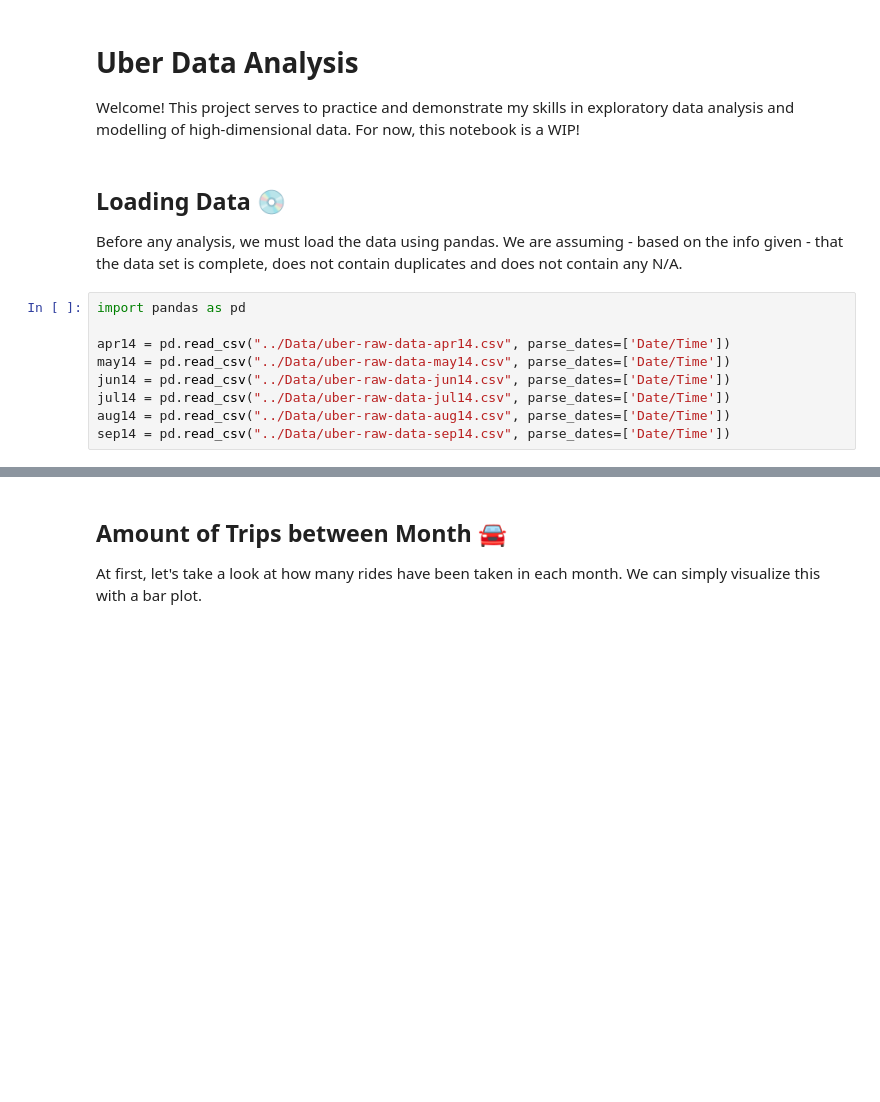
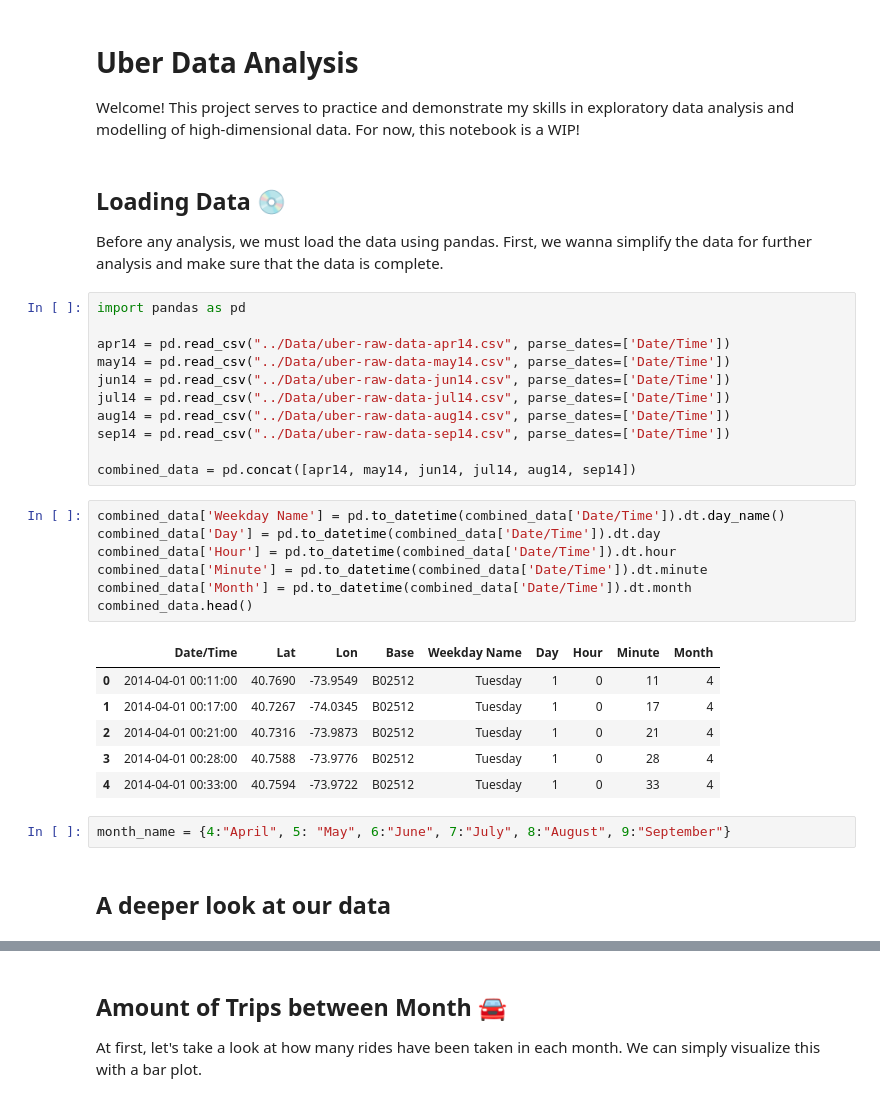
Before and after one commit to FabianBong/Uber-Pick-Ups-In-New-York, a Jupyter notebook: Code/Uber.ipynb, the cells around one changed output, grey strips where cells are left out. Drawn from its saved outputs; the diff is of its cells as text; blank space fills up the shorter version.

```diff
--- a/Code/Uber.ipynb
+++ b/Code/Uber.ipynb
@@ -5,7 +5,7 @@ Welcome! This project serves to practice and demonstrate my skills in explorator
 # %% [markdown]
 ## Loading Data 💿
 
-Before any analysis, we must load the data using pandas. We are assuming - based on the info given - that the data set is complete, does not contain duplicates and does not contain any N/A.
+Before any analysis, we must load the data using pandas. First, we wanna simplify the data for further analysis and make sure that the data is complete.
 # %%
 import pandas as pd
 
@@ -15,3 +15,23 @@ jun14 = pd.read_csv("../Data/uber-raw-data-jun14.csv", parse_dates=['Date/Time']
 jul14 = pd.read_csv("../Data/uber-raw-data-jul14.csv", parse_dates=['Date/Time'])
 aug14 = pd.read_csv("../Data/uber-raw-data-aug14.csv", parse_dates=['Date/Time'])
 sep14 = pd.read_csv("../Data/uber-raw-data-sep14.csv", parse_dates=['Date/Time'])
+
+combined_data = pd.concat([apr14, may14, jun14, jul14, aug14, sep14])
+# %%
+combined_data['Weekday Name'] = pd.to_datetime(combined_data['Date/Time']).dt.day_name()
+combined_data['Day'] = pd.to_datetime(combined_data['Date/Time']).dt.day
+combined_data['Hour'] = pd.to_datetime(combined_data['Date/Time']).dt.hour
+combined_data['Minute'] = pd.to_datetime(combined_data['Date/Time']).dt.minute
+combined_data['Month'] = pd.to_datetime(combined_data['Date/Time']).dt.month
+combined_data.head()
+# %% [output]
+|  | Date/Time | Lat | Lon | Base | Weekday Name | Day | Hour | Minute | Month |
+| 0 | 2014-04-01 00:11:00 | 40.7690 | -73.9549 | B02512 | Tuesday | 1 | 0 | 11 | 4 |
+| 1 | 2014-04-01 00:17:00 | 40.7267 | -74.0345 | B02512 | Tuesday | 1 | 0 | 17 | 4 |
+| 2 | 2014-04-01 00:21:00 | 40.7316 | -73.9873 | B02512 | Tuesday | 1 | 0 | 21 | 4 |
+| 3 | 2014-04-01 00:28:00 | 40.7588 | -73.9776 | B02512 | Tuesday | 1 | 0 | 28 | 4 |
+| 4 | 2014-04-01 00:33:00 | 40.7594 | -73.9722 | B02512 | Tuesday | 1 | 0 | 33 | 4 |
+# %%
+month_name = {4:"April", 5: "May", 6:"June", 7:"July", 8:"August", 9:"September"}
+# %% [markdown]
+## A deeper look at our data
```
Also changed, not shown: parts of 21 cells of this notebook.
